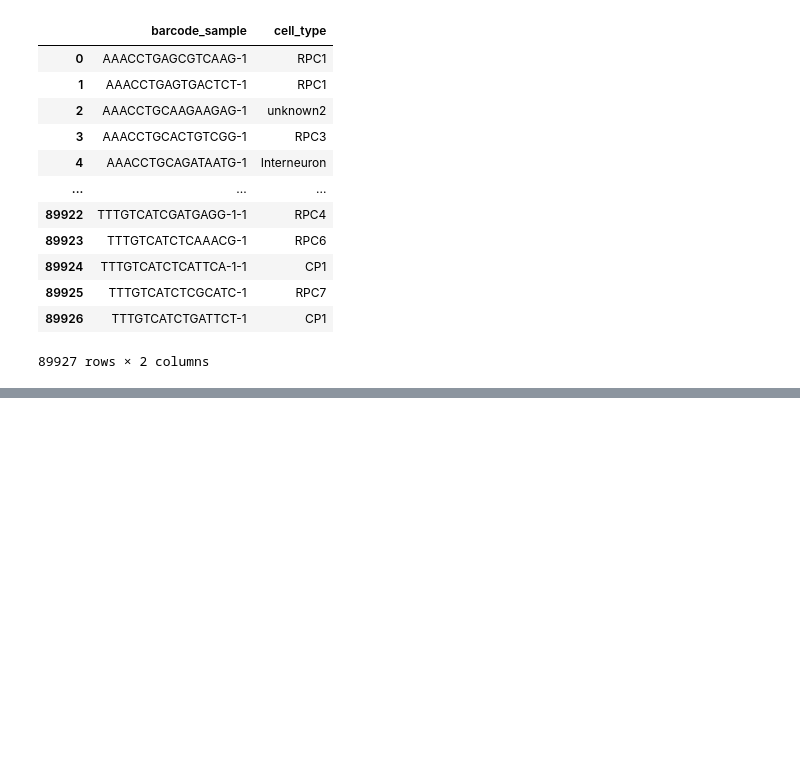
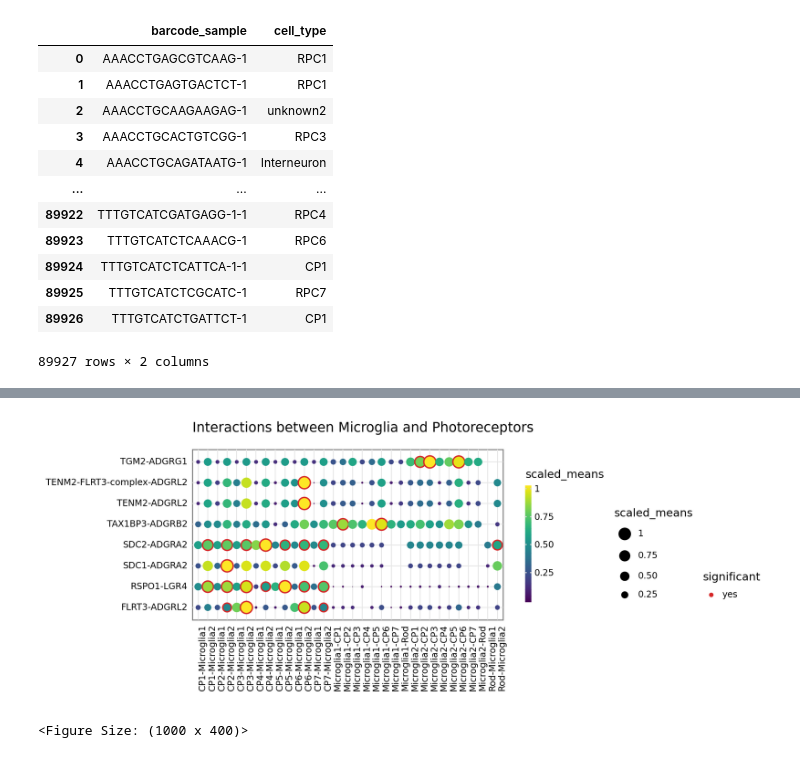
Before and after one commit to tuonglab/Charlotte, a Jupyter notebook: notebooks/medi7281_cpdb.ipynb, the cells around one changed output, grey strips where cells are left out. Cells and saved outputs as stored; diff of their text form; code cells hidden in the pictures; blank space fills up the shorter version.

```diff
--- a/notebooks/medi7281_cpdb.ipynb
+++ b/notebooks/medi7281_cpdb.ipynb
@@ -122,0 +194,21 @@ import matplotlib.pyplot as plt
+# %%
+
+kpy.plot_cpdb(
+    adata = adata,
+    cell_type1 = "Microglia1|Microglia2",
+    cell_type2 = "Rod|CP1|CP2|CP3|CP4|CP5|CP6|CP7",
+    means = means,
+    pvals = pvalues,
+    celltype_key = "leiden",
+    genes = ["GR"],
+    figsize = (10,4),
+    title = "Interactions between Microglia and Photoreceptors ",
+    max_size = 6,
+    highlight_size = 0.75,
+    standard_scale = True
+)
+#glucocorticoid receptor - may demonstrate a delayed hypersensitivity reaction? - not sure significance
+#does the order of cell type - which one first show which direction the cell signalling pathway is?
+# %% [output]
+[figure, added]
+<Figure Size: (1000 x 400)>
```
Also changed, not shown: parts of 11 cells of this notebook.
